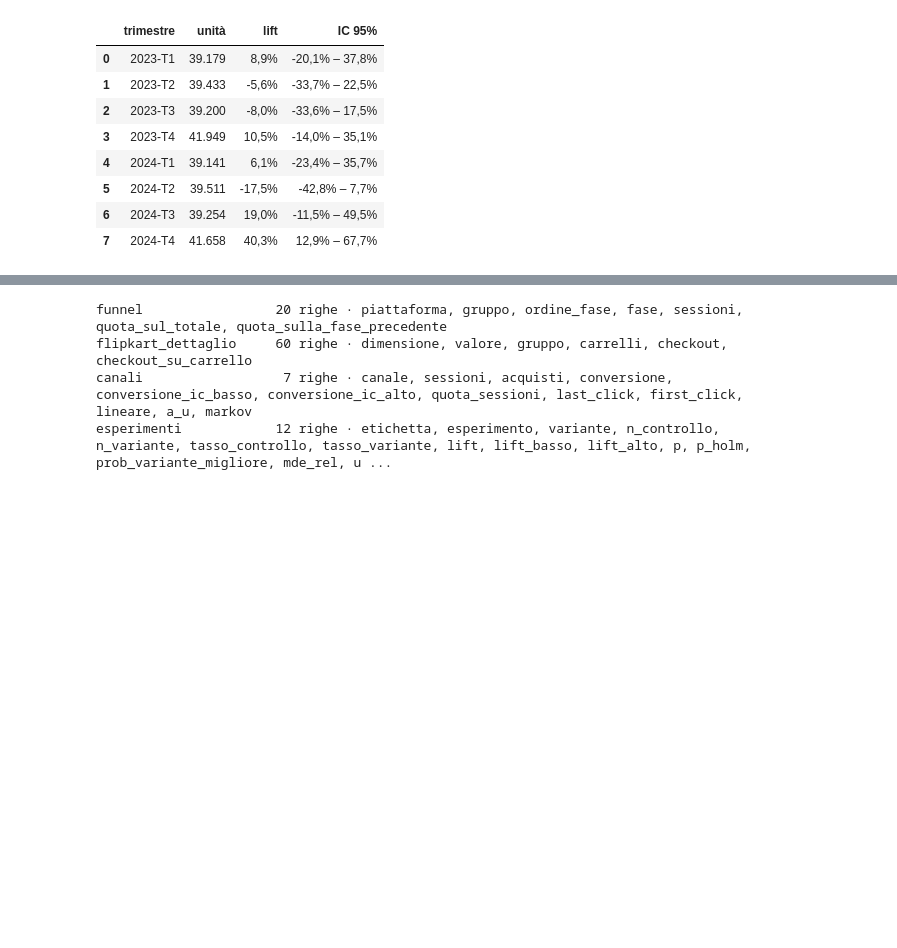
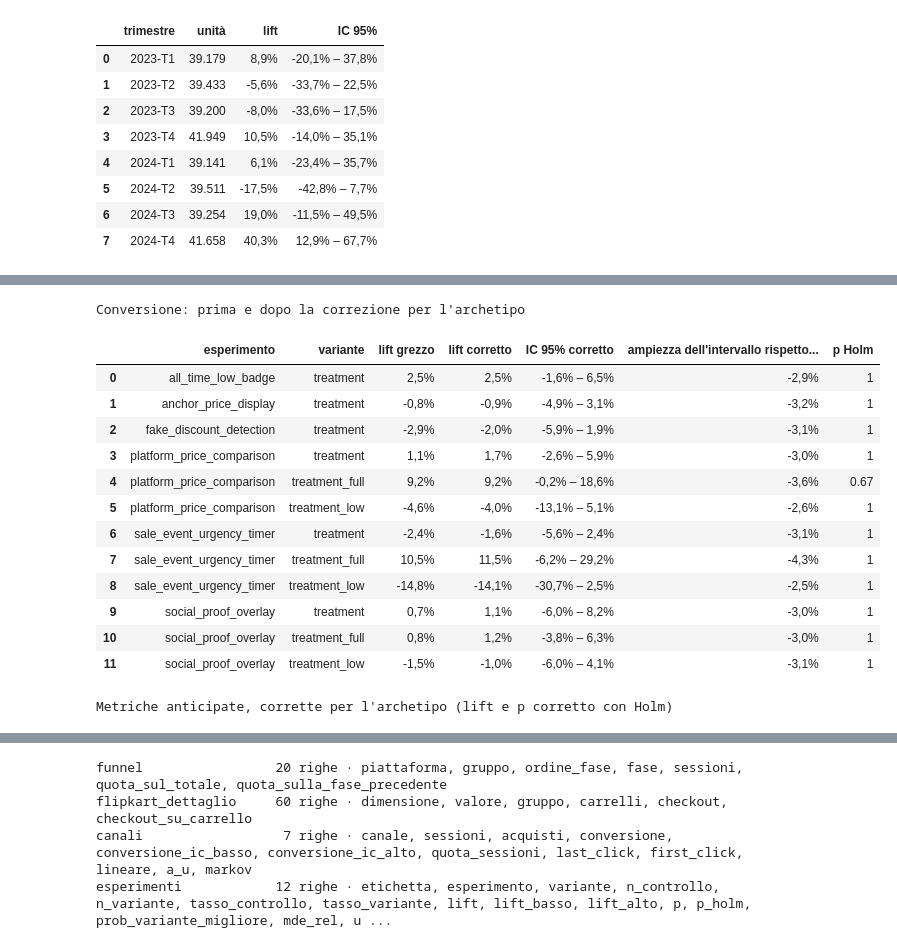
Before and after one commit to kejSirio/thelook-analytics, a Jupyter notebook: notebooks/03_ab_test_e_funnel.ipynb, the cells around one changed output, grey strips where cells are left out. Saved outputs shown, nothing was run; the diff lists cells and outputs as text; code cells hidden in the pictures; blank space fills up the shorter version.

```diff
--- a/notebooks/03_ab_test_e_funnel.ipynb
+++ b/notebooks/03_ab_test_e_funnel.ipynb
@@ -1202,0 +1223,75 @@ platform_price_comparison · treatment_full: lift per trimestre, utenti attivi n
+# %%
+strati = q("""
+SELECT esperimento, variante, archetipo, COUNT(*) AS n,
+       SUM(conversione) AS conversione, SUM(carrello) AS carrello, SUM(checkout) AS checkout
+FROM unita_test GROUP BY 1, 2, 3
+""")
+
+
+def confronto_corretto(esperimento, variante, base, metrica="conversione"):
+    d = strati[strati["esperimento"] == esperimento]
+    t = d[d["variante"] == variante].set_index("archetipo")
+    c = d[d["variante"] == base].set_index("archetipo")
+    comuni = t.index.intersection(c.index)
+    t, c = t.loc[comuni, ["n", metrica]].astype(float), c.loc[comuni, ["n", metrica]].astype(float)
+    pt, pc = t[metrica] / t["n"], c[metrica] / c["n"]
+    peso = (t["n"] + c["n"]) / (t["n"] + c["n"]).sum()
+    PT, PC = t[metrica].sum() / t["n"].sum(), c[metrica].sum() / c["n"].sum()
+    return {
+        "pc": PC, "pt": PT,
+        "diff_grezza": PT - PC,
+        "se_grezzo": np.sqrt(PT * (1 - PT) / t["n"].sum() + PC * (1 - PC) / c["n"].sum()),
+        "diff": (peso * (pt - pc)).sum(),
+        "se": np.sqrt((peso ** 2 * (pt * (1 - pt) / t["n"] + pc * (1 - pc) / c["n"])).sum()),
+    }
+
+
+righe = []
+for r in conf.itertuples(index=False):
+    for metrica in ["conversione", "carrello", "checkout"]:
+        righe.append({"esperimento": r.esperimento, "variante": r.variante, "metrica": metrica,
+                      **confronto_corretto(r.esperimento, r.variante, r.controllo, metrica)})
+corr = pd.DataFrame(righe)
+corr["lift"] = corr["diff"] / corr["pc"]
+corr["lift_basso"] = (corr["diff"] - Z * corr["se"]) / corr["pc"]
+corr["lift_alto"] = (corr["diff"] + Z * corr["se"]) / corr["pc"]
+corr["p"] = 2 * stats.norm.sf(np.abs(corr["diff"] / corr["se"]))
+corr["p_holm"] = corr.groupby("metrica")["p"].transform(holm)
+corr["ampiezza"] = corr["se"] / corr["se_grezzo"] - 1
+
+c1 = corr[corr["metrica"] == "conversione"].reset_index(drop=True)
+print("Conversione: prima e dopo la correzione per l'archetipo")
+display(pd.DataFrame({
+    "esperimento": c1["esperimento"], "variante": c1["variante"],
+    "lift grezzo": (c1["diff_grezza"] / c1["pc"]).map(pct),
+    "lift corretto": c1["lift"].map(pct),
+    "IC 95% corretto": [f"{pct(b)} – {pct(a)}" for b, a in zip(c1["lift_basso"], c1["lift_alto"])],
+    "ampiezza dell'intervallo rispetto a prima": c1["ampiezza"].map(lambda x: ("+" if x > 0 else "") + pct(x)),
+    "p Holm": c1["p_holm"].map(lambda x: f"{x:.2g}"),
+}))
+
+anticipate = corr[corr["metrica"] != "conversione"].pivot_table(
+    index=["esperimento", "variante"], columns="metrica", values=["lift", "p_holm"], aggfunc="first")
+print("\nMetriche anticipate, corrette per l'archetipo (lift e p corretto con Holm)")
+display(pd.DataFrame({
+    "lift carrello": anticipate[("lift", "carrello")].map(pct),
+    "p Holm carrello": anticipate[("p_holm", "carrello")].map(lambda x: f"{x:.2g}"),
+    "lift checkout": anticipate[("lift", "checkout")].map(pct),
+    "p Holm checkout": anticipate[("p_holm", "checkout")].map(lambda x: f"{x:.2g}"),
+}))
+# %% [output]
+Conversione: prima e dopo la correzione per l'archetipo
+|  | esperimento | variante | lift grezzo | lift corretto | IC 95% corretto | ampiezza dell'intervallo rispetto... | p Holm |
+| 0 | all_time_low_badge | treatment | 2,5% | 2,5% | -1,6% – 6,5% | -2,9% | 1 |
+| 1 | anchor_price_display | treatment | -0,8% | -0,9% | -4,9% – 3,1% | -3,2% | 1 |
+| 2 | fake_discount_detection | treatment | -2,9% | -2,0% | -5,9% – 1,9% | -3,1% | 1 |
+| 3 | platform_price_comparison | treatment | 1,1% | 1,7% | -2,6% – 5,9% | -3,0% | 1 |
+| 4 | platform_price_comparison | treatment_full | 9,2% | 9,2% | -0,2% – 18,6% | -3,6% | 0.67 |
+| 5 | platform_price_comparison | treatment_low | -4,6% | -4,0% | -13,1% – 5,1% | -2,6% | 1 |
+| 6 | sale_event_urgency_timer | treatment | -2,4% | -1,6% | -5,6% – 2,4% | -3,1% | 1 |
+| 7 | sale_event_urgency_timer | treatment_full | 10,5% | 11,5% | -6,2% – 29,2% | -4,3% | 1 |
+| 8 | sale_event_urgency_timer | treatment_low | -14,8% | -14,1% | -30,7% – 2,5% | -2,5% | 1 |
+| 9 | social_proof_overlay | treatment | 0,7% | 1,1% | -6,0% – 8,2% | -3,0% | 1 |
+| 10 | social_proof_overlay | treatment_full | 0,8% | 1,2% | -3,8% – 6,3% | -3,0% | 1 |
+| 11 | social_proof_overlay | treatment_low | -1,5% | -1,0% | -6,0% – 4,1% | -3,1% | 1 |
+Metriche anticipate, corrette per l'archetipo (lift e p corretto con Holm)
```
Also changed, not shown: parts of 17 cells of this notebook, 6 other files.
